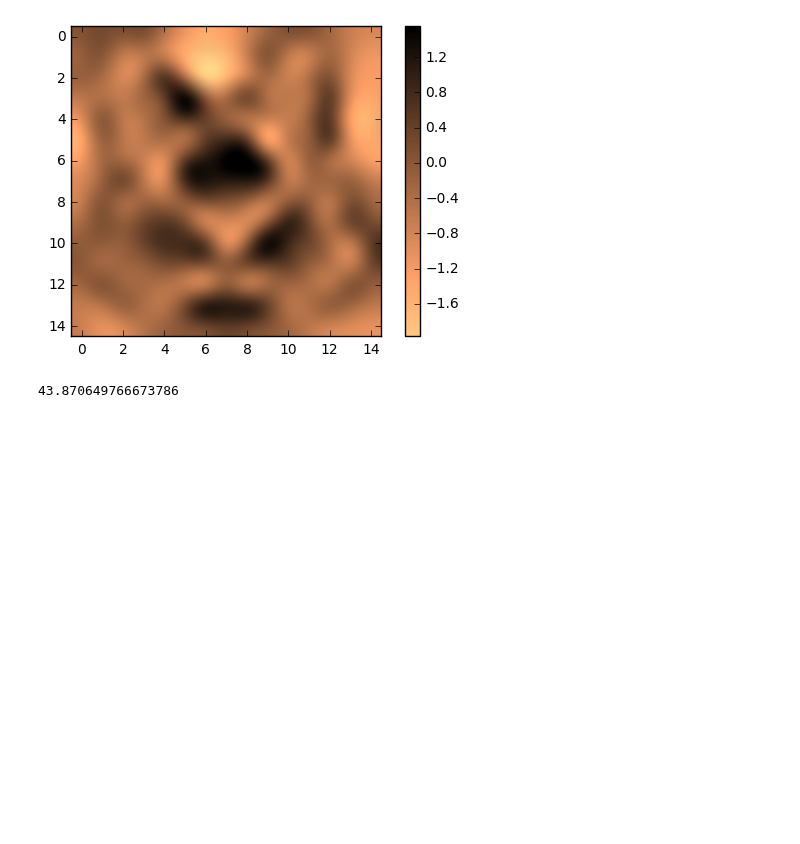
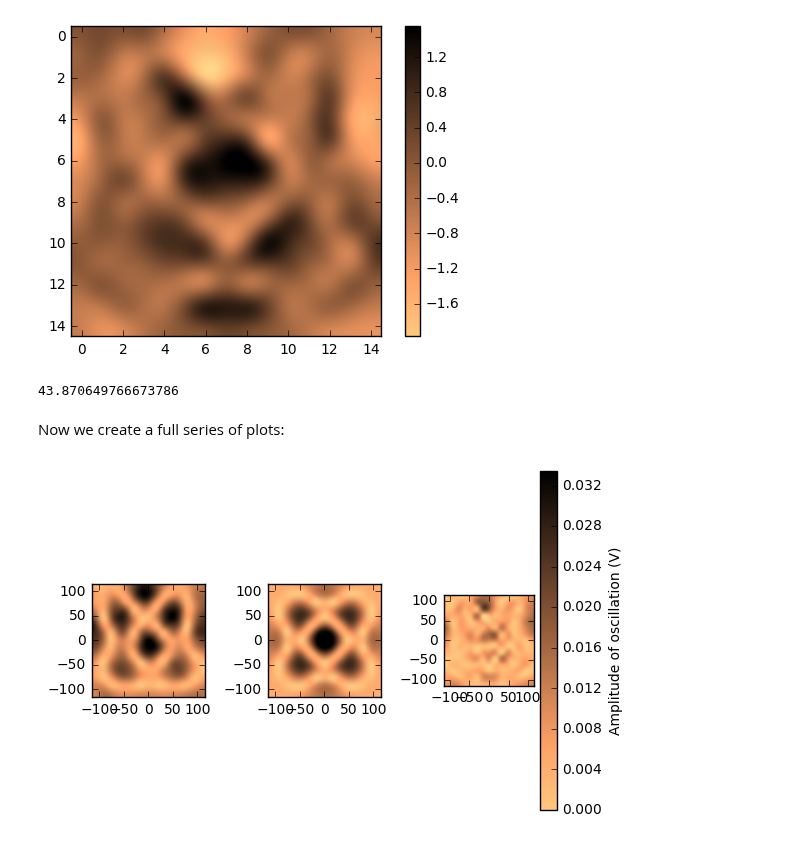
Before and after one commit to ry-dgel/Chladni, a Jupyter notebook: figure_describing_eigenmode_fitting_15_51_mode.ipynb, the cells around one changed output. Drawn from its saved outputs; the diff is of its cells as text; code cells hidden in the pictures; blank space fills up the shorter version.

```diff
--- a/figure_describing_eigenmode_fitting_15_51_mode.ipynb
+++ b/figure_describing_eigenmode_fitting_15_51_mode.ipynb
@@ -7,8 +7,8 @@ from scipy.optimize import minimize
 # %% [markdown]
 First we load up the data. This data corresponds to the 1-5 + 5-1 degenerate eigenmode.
 # %%
-data_filename = '15_900_905_0.2.npy'
-amplitude = np.load('data/'+data_filename)
+data_filename = 'data/15_900_905_0.2.npy'
+amplitude = np.load(data_filename)
 summed_z = np.average(amplitude, 2)
 print(data_filename)
 # %% [output]
@@ -107,3 +107,34 @@ reduced_chi_square = np.sum(np.square(residuals[left_indices, right_indices]/\
 reduced_chi_square
 # %% [output]
 43.870649766673786
+# %% [markdown]
+Now we create a full series of plots:
+# %%
+#See excel: calculation for C. 95.6 +- 0.4
+ADC_to_voltage = 1./95.6
+vmax = 3.2*ADC_to_voltage
+mm_per_gridpoint = 16.485
+fig = plt.figure()
+plt.subplot2grid((1,3),(0, 0))
+im1 = plt.imshow(
+    summed_z*ADC_to_voltage, cmap='copper_r', interpolation='lanczos',
+    vmin=0, vmax=vmax, extent=tuple(np.array([-7, 7, -7, 7])*mm_per_gridpoint))
+#plt.xlabel("Sensor x-displacement from center of plate (mm)")
+#plt.ylabel("Sensor x-displacement from center of plate (mm)")
+plt.subplot2grid((1,3),(0, 1))
+im2 = plt.imshow(theoretical_mode*a*ADC_to_voltage, cmap='copper_r', interpolation='lanczos',
+    vmin=0, vmax=vmax, extent=tuple(np.array([-7, 7, -7, 7])*mm_per_gridpoint))
+#plt.xlabel("Sensor x-displacement from center of plate (mm)")
+#plt.ylabel("Sensor x-displacement from center of plate (mm)")
+plt.subplot2grid((1,3),(0, 2))
+im3 = plt.imshow(np.abs(theoretical_mode*a-summed_z)*ADC_to_voltage,
+    cmap='copper_r', interpolation='lanczos',
+    vmin=0, vmax=vmax, extent=tuple(np.array([-7, 7, -7, 7])*mm_per_gridpoint))
+#plt.xlabel("Sensor x-displacement from center of plate (mm)")
+#plt.ylabel("Sensor x-displacement from center of plate (mm)")
+fig = plt.gcf()
+fig.colorbar(im3, label='Amplitude of oscillation (V)')
+fig.tight_layout()
+fig.savefig("eigenmode_fitting2.pdf")
+# %% [output]
+[figure, added]
```
Also changed, not shown: parts of 2 cells of this notebook, 1 other file.
